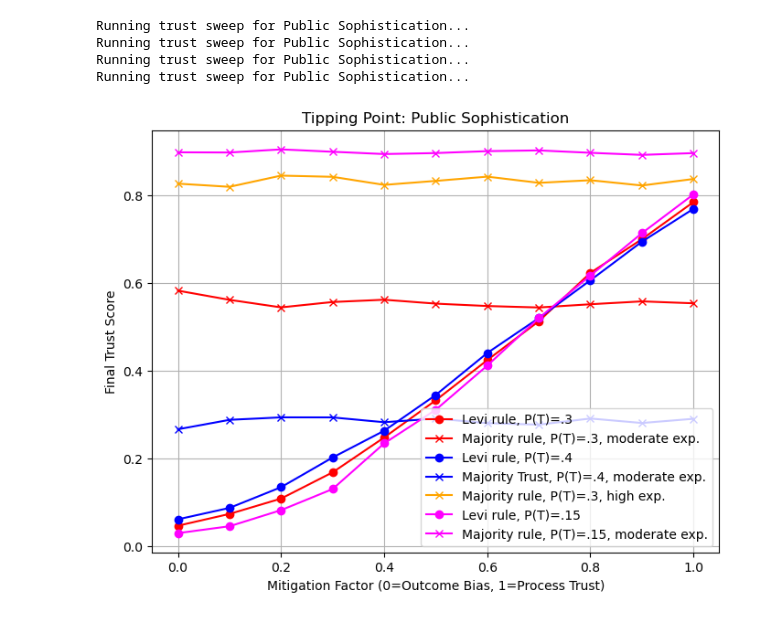
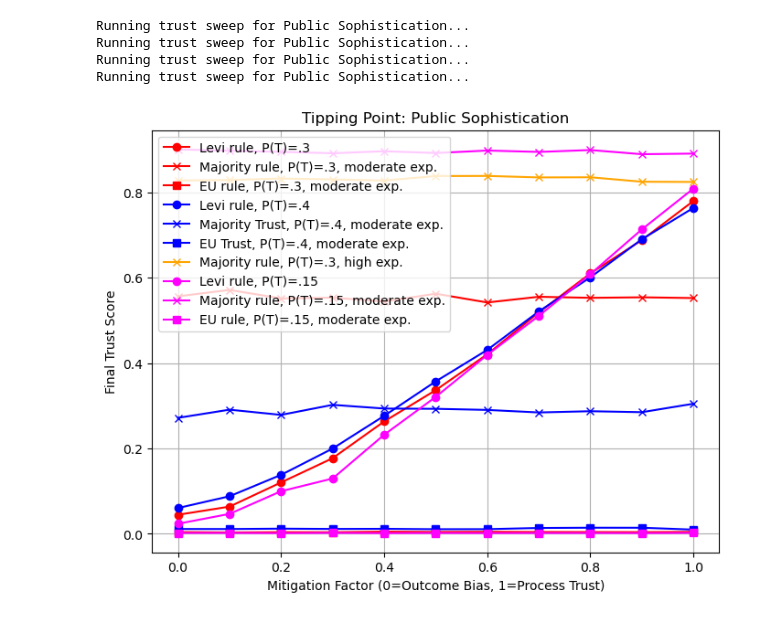
Before and after one commit to g4v4g4i/fast-science-policy-sim, a Jupyter notebook: advisory-board-fast-science.ipynb, the cells around one changed output. Saved outputs shown, nothing was run; the diff lists cells and outputs as text; code cells hidden in the pictures.

```diff
--- a/advisory-board-fast-science.ipynb
+++ b/advisory-board-fast-science.ipynb
@@ -32,13 +32,15 @@ class Simulation:
         self.polarization_p = polarization_p
         self.leaning_maj_mean_l = leaning_maj_mean_l
         self.leaning_maj_mean_u = leaning_maj_mean_u
-        self.trust_scores = {'Majority': 1.0, 'Levi': 1.0}
-        self.utilities = {'Majority': 0, 'Levi': 0}
+        self.trust_scores = {'Majority': 1.0, 'Levi': 1.0, 'EU': 1.0}
+        self.utilities = {'Majority': 0, 'Levi': 0, 'EU': 0}
 
     def run_round(self):
 
         # 1. Ground Truth (30% chance of Danger)
         ground_truth = np.random.choice([0, 1], p=[1 - self.ground_p,self.ground_p])
+
+        # self.fn_cost = self.fn_cost * (.5 + np.random.normal(.5, .3, 1))
 
         # 2. Scenario Generation (Focus on A_leaning/Polarization)
         scenario = np.random.choice(['weak_evidence', 'polarization',
@@ -53,15 +55,23 @@ class Simulation:
         if scenario == 'weak_evidence':
             experts = np.random.normal(0.5, 0.15, n_experts)
             eo = np.clip(experts, 0.01, 0.99)
-            dec_maj = 1 if np.mean(eo) > 0.6 else 0
+            mean_exp = np.mean(eo)
+            euI = (1-mean_exp) * self.fp_cost + mean_exp * 10    # expected utility intervention
+            euNI = mean_exp * self.fn_cost
+            dec_maj = 1 if mean_exp > 0.6 else 0
             dec_levi = 1 if np.max(eo) > 0.8 else 0
+            dec_eu = 1 if euI > euNI else 0
 
         elif scenario == 'polarization':
             experts = np.concatenate([np.random.normal(0.2, 0.05, 3),
                                       np.random.normal(0.8, 0.05, 2)])
             eo = np.clip(experts, 0.01, 0.99)
+            mean_exp = np.mean(eo)
+            euI = (1-mean_exp) * self.fp_cost + mean_exp * 10    # expected utility intervention
+            euNI = mean_exp * self.fn_cost
             dec_maj = 1 if np.mean(eo) > 0.6 else 0
             dec_levi = 1 if np.max(eo) > 0.8 else 0
+            dec_eu = 1 if euI > euNI else 0
 
         elif scenario == 'A_leaning':
             # majority is conservative
@@ -77,9 +87,13 @@ class Simulation:
 
             experts = np.append(majority, minority_val)
             eo = np.clip(experts, 0.01, 0.99)
+            mean_exp = np.mean(eo)
+            euI = (1-mean_exp) * self.fp_cost + mean_exp * 10    # expected utility intervention
+            euNI = mean_exp * self.fn_cost
             # dec_maj = 1 if np.mean(majority) > 0.6 else 0  # dec_maj ignores minority
-            dec_maj = 1 if np.mean(eo) > 0.6 else 0
+            dec_maj = 1 if mean_exp > 0.6 else 0
             dec_levi = 1 if np.max(eo) > 0.8 else 0
+            dec_eu = 1 if euI > euNI else 0
 
         # eo = np.clip(experts, 0.01, 0.99)
 
@@ -98,6 +112,7 @@ class Simulation:
 
         self.utilities['Majority'] += get_util(dec_maj, ground_truth)
         self.utilities['Levi'] += get_util(dec_levi, ground_truth)
+        self.utilities['EU'] += get_util(dec_eu, ground_truth)
 
         # 6. Update Trust
         def update_t(policy, dec):
@@ -120,6 +135,7 @@ class Simulation:
 
         self.trust_scores['Majority'] = update_t('Majority', dec_maj)
         self.trust_scores['Levi'] = update_t('Levi', dec_levi)
+        self.trust_scores['EU'] = update_t('EU', dec_eu)
 # %% [markdown]
 Test suite 1:
 - tipping point - costs
@@ -407,6 +446,7 @@ def run_trust_sweep(parameter_name, parameter_values, ground_truth_prob, leaning
     for val in parameter_values:
         levi_trusts = []
         maj_trusts = []
+        eu_trusts = []
 
         for _ in range(n_runs):
             # Default settings
@@ -434,11 +474,13 @@ def run_trust_sweep(parameter_name, parameter_values, ground_truth_prob, leaning
 
             levi_trusts.append(sim.trust_scores['Levi'])
             maj_trusts.append(sim.trust_scores['Majority'])
+            eu_trusts.append(sim.trust_scores['EU'])
 
         results.append({
             'Parameter': val,
             'Levi_Trust_Mean': np.mean(levi_trusts),
-            'Maj_Trust_Mean': np.mean(maj_trusts)
+            'Maj_Trust_Mean': np.mean(maj_trusts),
+            'EU_Trust_Mean': np.mean(eu_trusts)
         })
 
     return pd.DataFrame(results)
@@ -500,29 +548,35 @@ Running trust sweep for Public Sophistication...
 # %%
 fig, ax4 = plt.subplots(1, 1, figsize=(8, 6))
 
 ax4.plot(df_sophistication['Parameter'], df_sophistication['Levi_Trust_Mean'],
          label='Levi rule, P(T)=.3', marker='o', color='red')
 ax4.plot(df_sophistication['Parameter'], df_sophistication['Maj_Trust_Mean'],
          label='Majority rule, P(T)=.3, moderate exp.', marker='x', color='red')
+ax4.plot(df_sophistication['Parameter'], df_sophistication['EU_Trust_Mean'],
+         label='EU rule, P(T)=.3, moderate exp.', marker='s', color='red')
 ax4.plot(df_sophistication2['Parameter'], df_sophistication2['Levi_Trust_Mean'],
           label='Levi rule, P(T)=.4', marker='o', color='blue')
 ax4.plot(df_sophistication2['Parameter'], df_sophistication2['Maj_Trust_Mean'],
           label='Majority Trust, P(T)=.4, moderate exp.', marker='x', color='blue')
+ax4.plot(df_sophistication2['Parameter'], df_sophistication2['EU_Trust_Mean'],
+          label='EU Trust, P(T)=.4, moderate exp.', marker='s', color='blue')
 # ax4.plot(df_sophistication3['Parameter'], df_sophistication3['Levi_Trust_Mean'],
 #          label='Levi Trust, P(threat)=.3', marker='o')
 ax4.plot(df_sophistication3['Parameter'], df_sophistication3['Maj_Trust_Mean'],
          label='Majority rule, P(T)=.3, high exp.', marker='x', color='orange')
 ax4.plot(df_sophistication['Parameter'], df_sophistication4['Levi_Trust_Mean'],
          label='Levi rule, P(T)=.15', marker='o', color='magenta')
 ax4.plot(df_sophistication['Parameter'], df_sophistication4['Maj_Trust_Mean'],
          label='Majority rule, P(T)=.15, moderate exp.', marker='x', color='magenta')
+ax4.plot(df_sophistication['Parameter'], df_sophistication4['EU_Trust_Mean'],
+         label='EU rule, P(T)=.15, moderate exp.', marker='s', color='magenta')
 
 ax4.set_title('Tipping Point: Public Sophistication')
 ax4.set_xlabel('Mitigation Factor (0=Outcome Bias, 1=Process Trust)')
 ax4.set_ylabel('Final Trust Score')
 ax4.legend()
 ax4.grid(True)
 
 plt.show()
 # %% [output]
-[figure, old version]
+[figure, new version]
```
Also changed, not shown: parts of 4 cells of this notebook.
